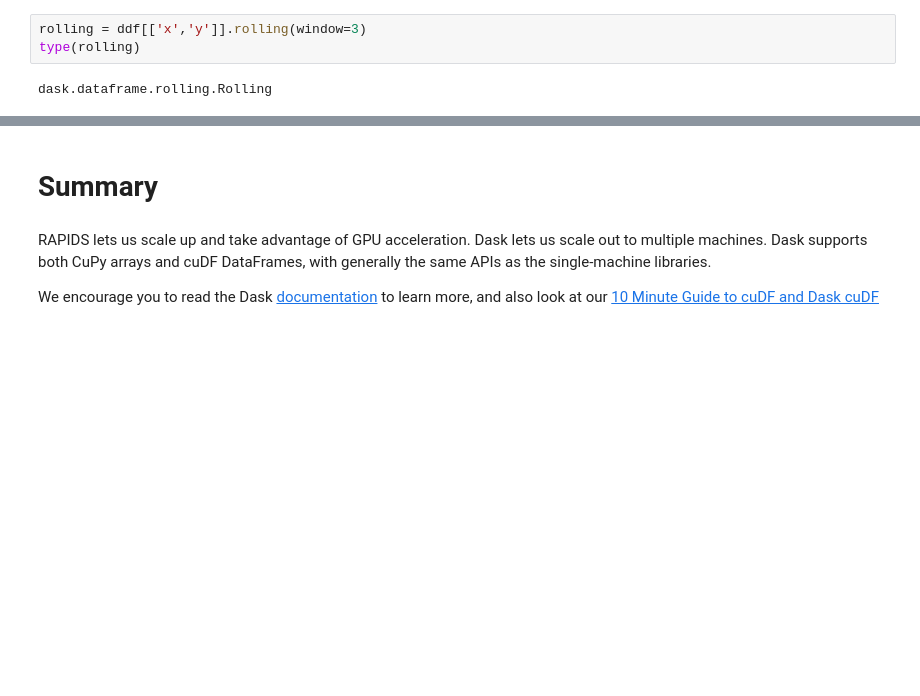
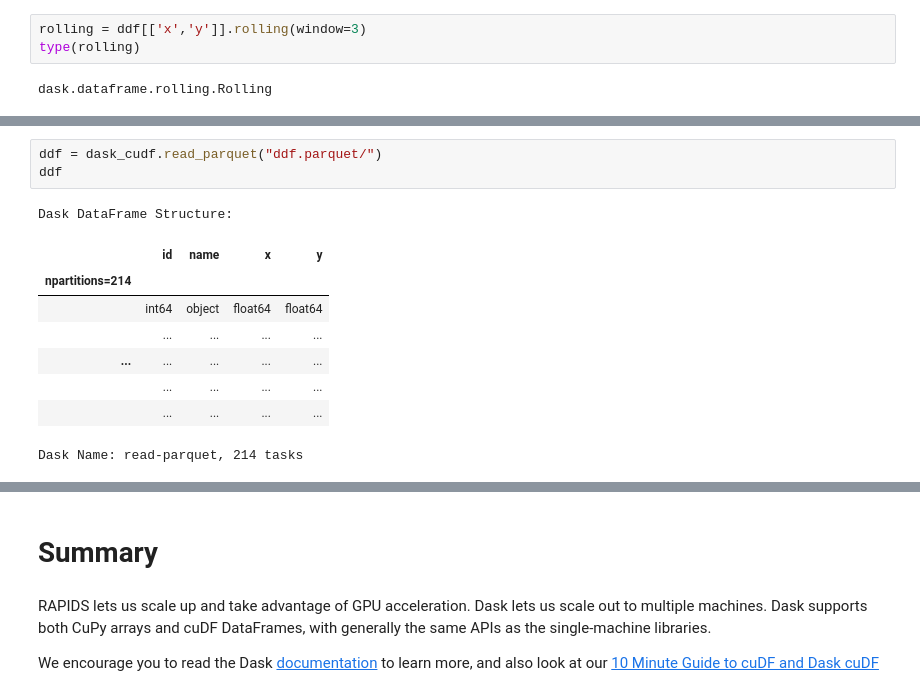
Before and after one commit to yidong72/XGBoostWorkshop, a Jupyter notebook: workshop/02-Intro_to_Dask.ipynb, the cells around one changed output, grey strips where cells are left out. Saved outputs shown, nothing was run; the diff lists cells and outputs as text; blank space fills up the shorter version.

```diff
--- a/workshop/02-Intro_to_Dask.ipynb
+++ b/workshop/02-Intro_to_Dask.ipynb
@@ -214,0 +283,13 @@ Watch the Dask Dashboard while this runs. You should see a lot of tasks in the s
+# %%
+ddf = dask_cudf.read_parquet("ddf.parquet/")
+ddf
+# %% [output]
+Dask DataFrame Structure:
+|  | id | name | x | y |
+| npartitions=214 |  |  |  |  |
+|  | int64 | object | float64 | float64 |
+|  | ... | ... | ... | ... |
+| ... | ... | ... | ... | ... |
+|  | ... | ... | ... | ... |
+|  | ... | ... | ... | ... |
+Dask Name: read-parquet, 214 tasks
```
Also changed, not shown: parts of 55 cells of this notebook.
